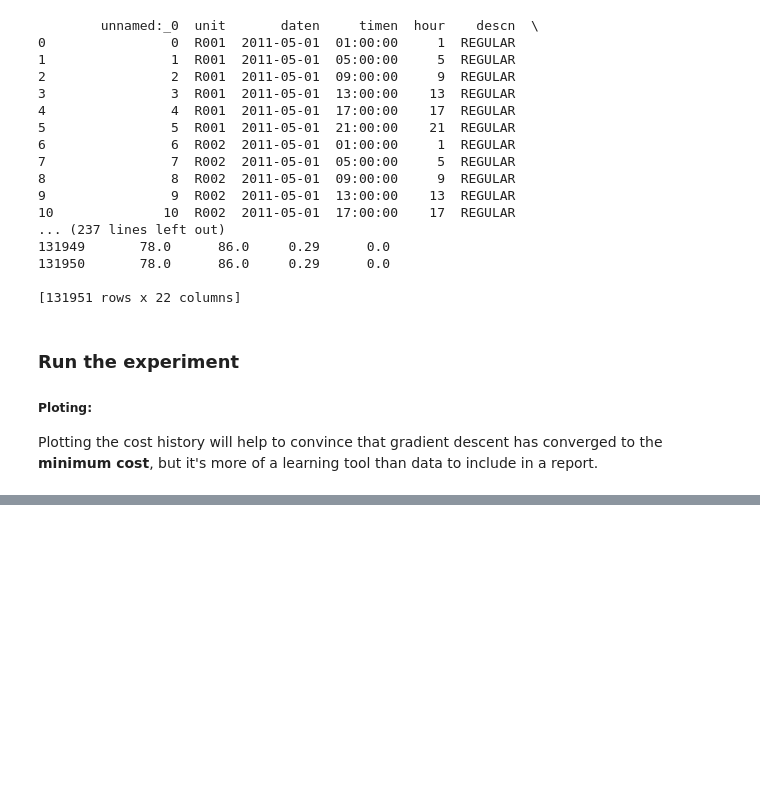
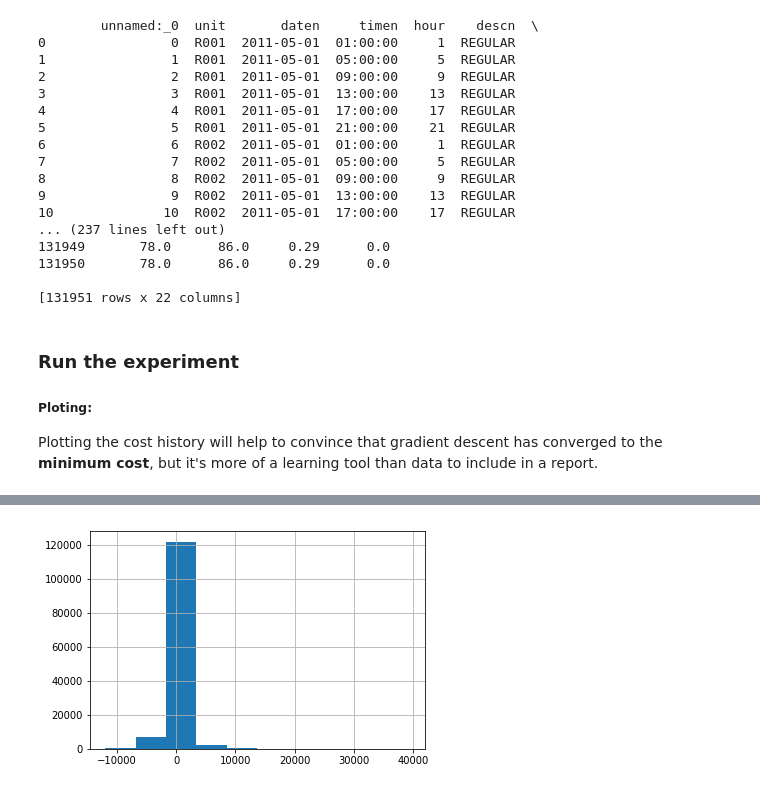
Before and after one commit to jonathanalmd/Udacity-DataScience-Nanodegree, a Jupyter notebook: 1-IntroToDataScience/6-analysing_subway_data/analyzing-subway-data.ipynb, the cells around one changed output, grey strips where cells are left out. Drawn from its saved outputs; the diff is of its cells as text; code cells hidden in the pictures; blank space fills up the shorter version.

Commit message:
Lesson 6 Quiz 6: Plot Residuals

```diff
--- a/1-IntroToDataScience/6-analysing_subway_data/analyzing-subway-data.ipynb
+++ b/1-IntroToDataScience/6-analysing_subway_data/analyzing-subway-data.ipynb
@@ -237,6 +237,7 @@ def compute_cost(features, values, theta):
 def gradient_descent(features, values, theta, alpha, num_iterations):
     """
     Perform gradient descent given a data set with an arbitrary number of features.
+    Find the minimum of a function.
     """
 
     m = len(values)
@@ -267,7 +268,7 @@ The NYC turnstile data is stored in a pandas dataframe called weather_turnstile.
 
 * We recommend that you don't use the EXITSn_hourly feature as an input to the linear model because we cannot use it as a predictor: we cannot use exits counts as a way to predict entry counts.
 # %%
-def predictions(dataframe, plot_predictions):
+def predict_gradient_descent(dataframe, plot_predictions):
     # Select Features
     features = dataframe[['rain', 'precipi', 'hour', 'meantempi']]
 
@@ -304,6 +305,7 @@ def predictions(dataframe, plot_predictions):
         plot = None
 
     predictions = np.dot(features_array, theta_gradient_descent)
+
     return predictions, plot
 # %% [markdown]
 ### Plot
@@ -346,4 +348,4 @@ print (weather_data)
 
 Plotting the cost history will help to convince that gradient descent has converged to the **minimum cost**, but it's more of a learning tool than data to include in a report.
 # %%
-predictions(weather_data, plot_predictions = True)
+predictions, plot = predict_gradient_descent(weather_data, plot_predictions = True)
@@ -353,0 +365,14 @@ predictions(weather_data, plot_predictions = True)
+# %%
+# import numpy as np
+# import scipy
+
+# %matplotlib inline
+# import matplotlib.pyplot as plt
+
+def plot_residuals(turnstile_weather, predictions):
+    plt.figure()
+    (turnstile_weather['entriesn_hourly'] - predictions).hist()
+    return plt
+# %%
+plot_residuals(weather_data,predictions)
+# %% [output]
@@ -353,0 +380 @@ predictions(weather_data, plot_predictions = True)
+[figure, added]
```
Also changed, not shown: parts of 4 cells of this notebook.
